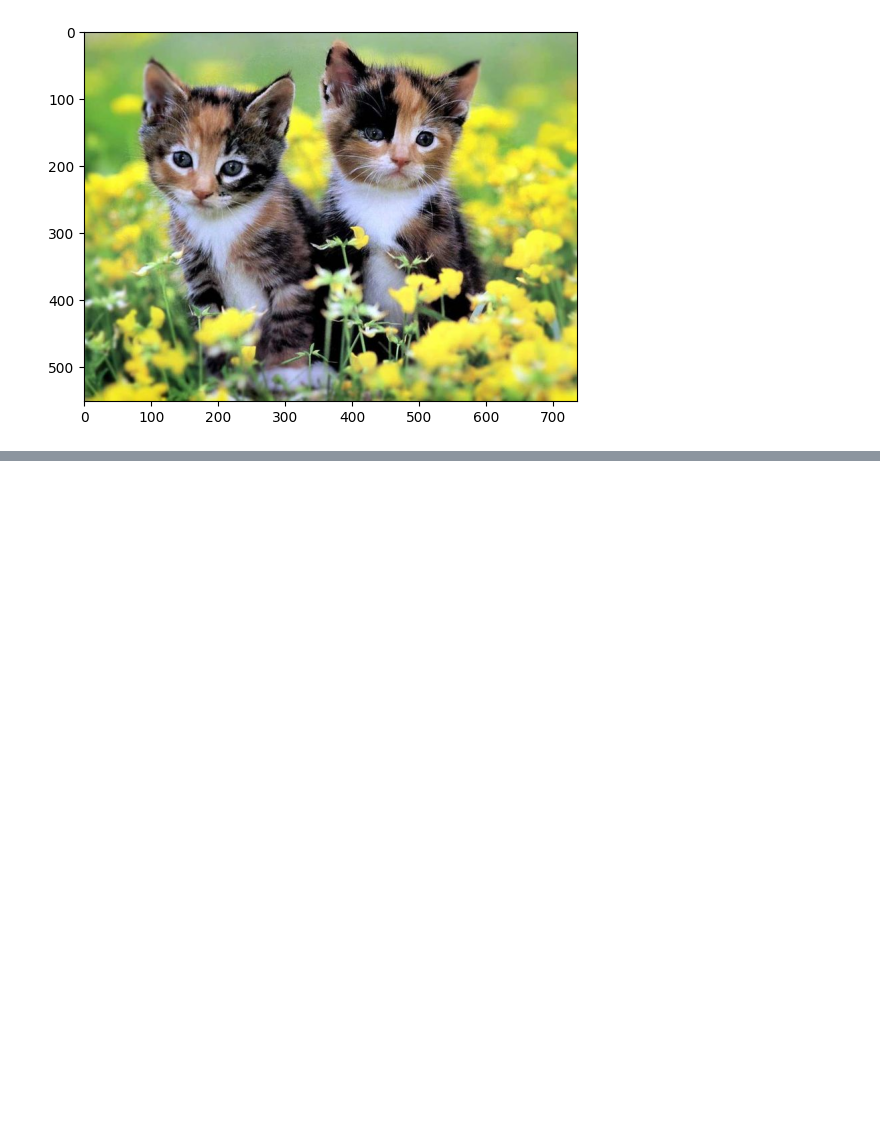
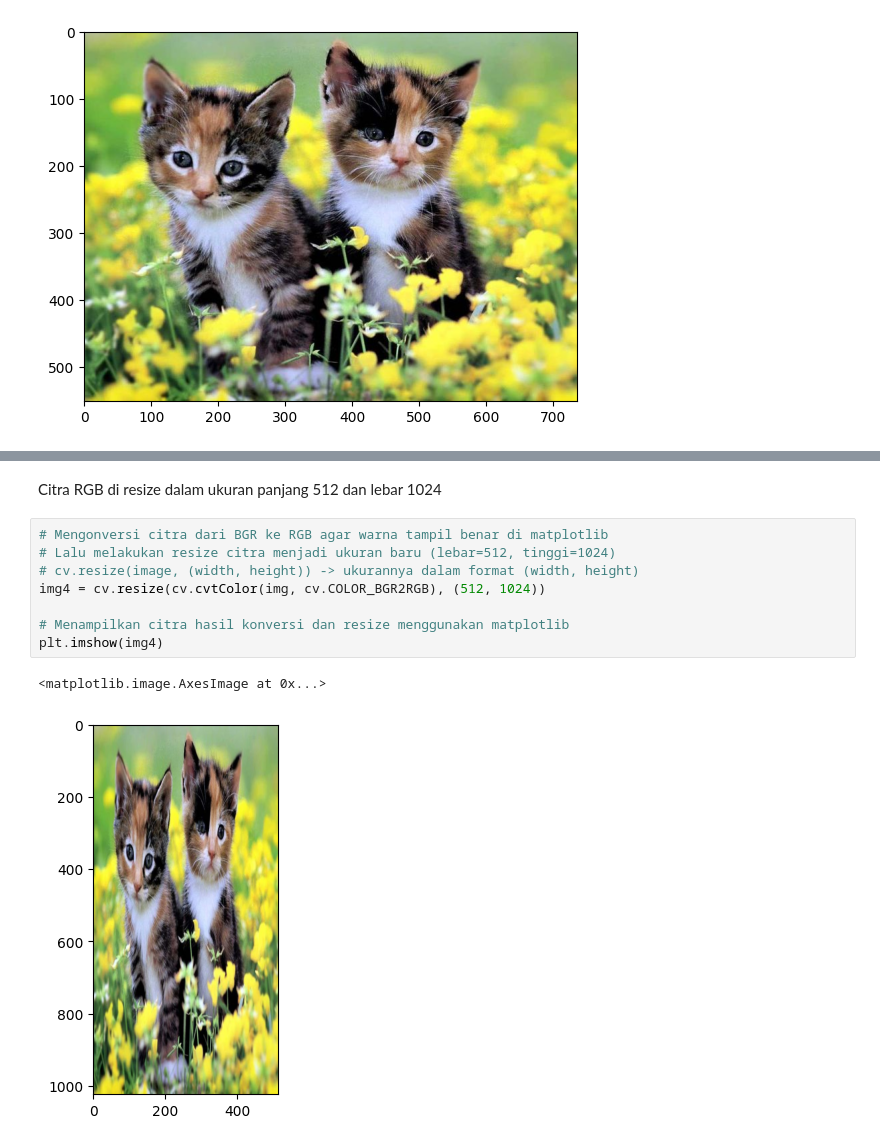
Before and after one commit to Lelytameyda29rpl/PCVK_Ganjil_2025, a Jupyter notebook: Week2.ipynb, the cells around one changed output, grey strips where cells are left out. Cells and saved outputs as stored; diff of their text form; blank space fills up the shorter version.

```diff
--- a/Week2.ipynb
+++ b/Week2.ipynb
@@ -66,0 +98,13 @@ plt.show()
+# %% [markdown]
+Citra RGB di resize dalam ukuran panjang 512 dan lebar 1024
+# %%
+# Mengonversi citra dari BGR ke RGB agar warna tampil benar di matplotlib
+# Lalu melakukan resize citra menjadi ukuran baru (lebar=512, tinggi=1024)
+# cv.resize(image, (width, height)) -> ukurannya dalam format (width, height)
+img4 = cv.resize(cv.cvtColor(img, cv.COLOR_BGR2RGB), (512, 1024))
+
+# Menampilkan citra hasil konversi dan resize menggunakan matplotlib
+plt.imshow(img4)
+# %% [output]
+<matplotlib.image.AxesImage at 0x...>
+[figure, added]
```
Also changed, not shown: parts of 8 cells of this notebook.
